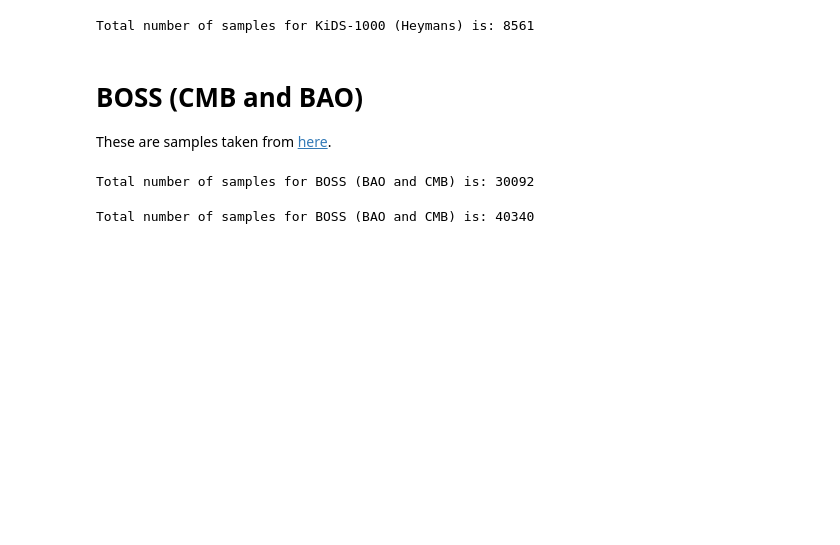
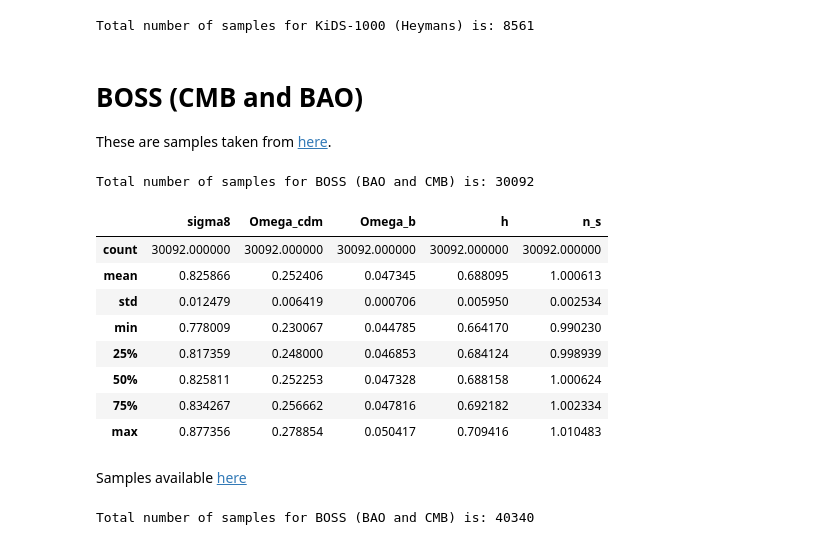
Before and after one commit to Harry45/emuflow, a Jupyter notebook: processing.ipynb, the cells around one changed output. Cells and saved outputs as stored; diff of their text form; code cells hidden in the pictures; blank space fills up the shorter version.

```diff
--- a/processing.ipynb
+++ b/processing.ipynb
@@ -392,9 +392,23 @@ def process_boss_cmb_bao(save=False, burnin=None, thin = None):
         df.to_csv(f'samples/{fname_save}.csv')
     return df
 # %%
-# samples = process_boss_cmb_bao(save=True, burnin=0.25)
+samples = process_boss_cmb_bao(save=False, burnin=0.25)
 # %% [output]
 Total number of samples for BOSS (BAO and CMB) is: 30092
+# %%
+samples.describe()
+# %% [output]
+|  | sigma8 | Omega_cdm | Omega_b | h | n_s |
+| count | 30092.000000 | 30092.000000 | 30092.000000 | 30092.000000 | 30092.000000 |
+| mean | 0.825866 | 0.252406 | 0.047345 | 0.688095 | 1.000613 |
+| std | 0.012479 | 0.006419 | 0.000706 | 0.005950 | 0.002534 |
+| min | 0.778009 | 0.230067 | 0.044785 | 0.664170 | 0.990230 |
+| 25% | 0.817359 | 0.248000 | 0.046853 | 0.684124 | 0.998939 |
+| 50% | 0.825811 | 0.252253 | 0.047328 | 0.688158 | 1.000624 |
+| 75% | 0.834267 | 0.256662 | 0.047816 | 0.692182 | 1.002334 |
+| max | 0.877356 | 0.278854 | 0.050417 | 0.709416 | 1.010483 |
+# %% [markdown]
+Samples available [here](https://svn.sdss.org/public/data/eboss/DR16cosmo/tags/v1_0_1/mcmc/base/CMB_BAO_SN/)
 # %%
 def process_boss_cmb_bao_sn(save=False, burnin=None, thin = None):
     fname = 'originalsamples/BOSS/CMB_BAO_SN/base_CMB_BAO_SN_'
```
Also changed, not shown: parts of 2 cells of this notebook, 1 other file.
